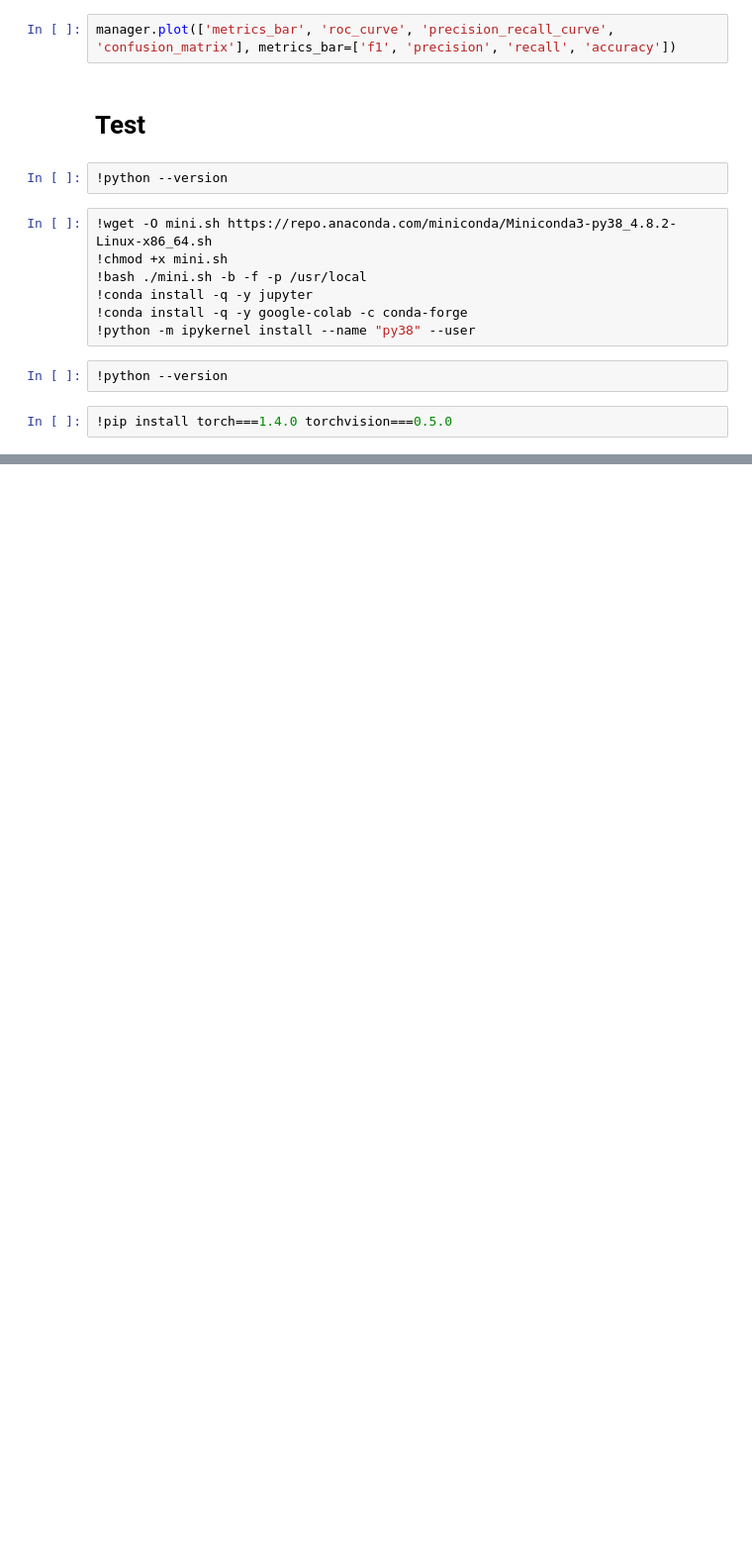
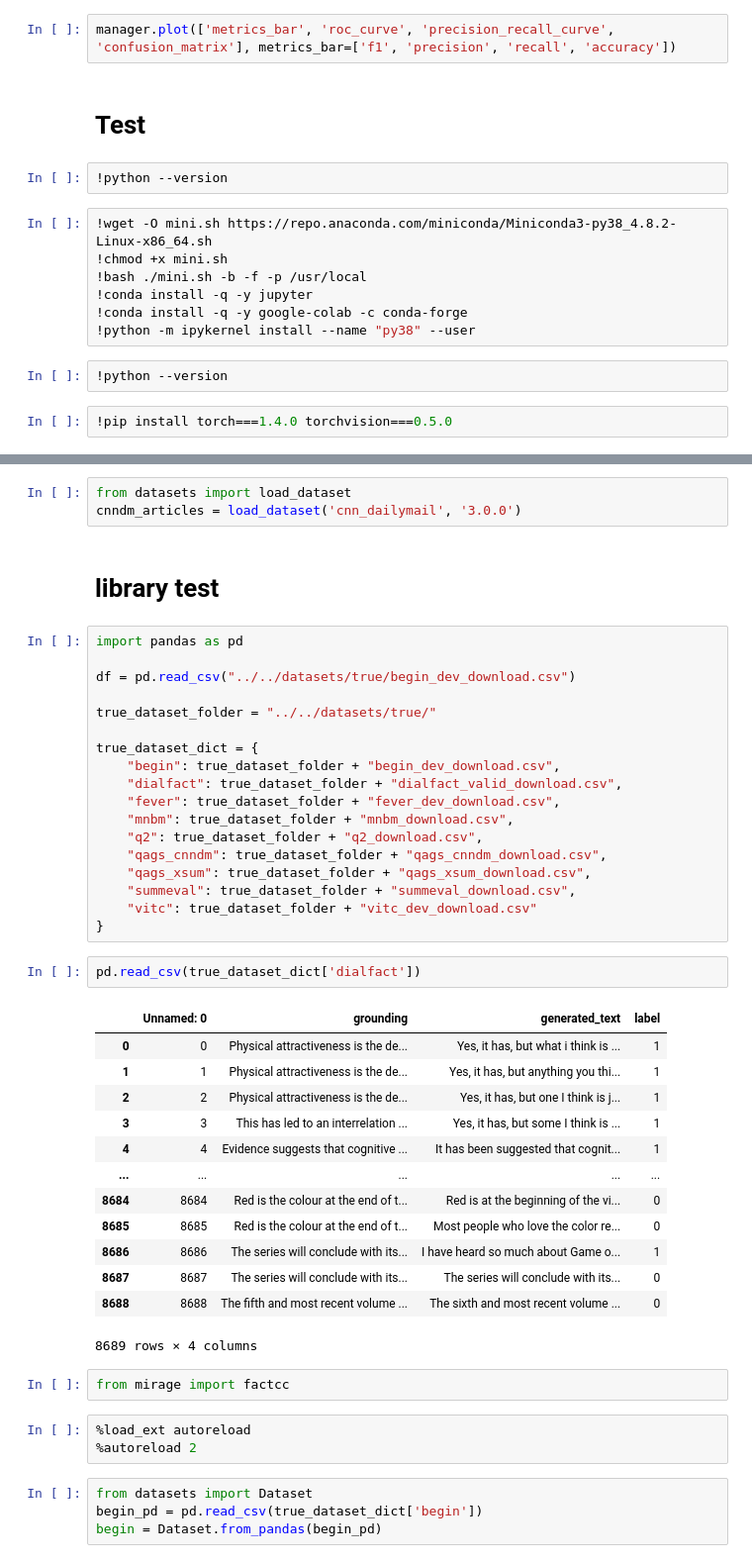
Before and after one commit to bVendeville/MIRAGE, a Jupyter notebook: WIP_Mirage.ipynb, the cells around one changed output, grey strips where cells are left out. Shown at 99% size. Saved outputs shown, nothing was run; the diff lists cells and outputs as text; blank space fills up the shorter version.

Commit message:
finished library

```diff
--- a/WIP_Mirage.ipynb
+++ b/WIP_Mirage.ipynb
@@ -2303,0 +2457,48 @@ manager.plot(['metrics_bar', 'roc_curve', 'precision_recall_curve', 'confusion_m
+# %%
+from datasets import load_dataset
+cnndm_articles = load_dataset('cnn_dailymail', '3.0.0')
+# %% [markdown]
+# library test
+# %%
+import pandas as pd
+
+df = pd.read_csv("../../datasets/true/begin_dev_download.csv")
+
+true_dataset_folder = "../../datasets/true/"
+
+true_dataset_dict = {
+    "begin": true_dataset_folder + "begin_dev_download.csv",
+    "dialfact": true_dataset_folder + "dialfact_valid_download.csv",
+    "fever": true_dataset_folder + "fever_dev_download.csv",
+    "mnbm": true_dataset_folder + "mnbm_download.csv",
+    "q2": true_dataset_folder + "q2_download.csv",
+    "qags_cnndm": true_dataset_folder + "qags_cnndm_download.csv",
+    "qags_xsum": true_dataset_folder + "qags_xsum_download.csv",
+    "summeval": true_dataset_folder + "summeval_download.csv",
+    "vitc": true_dataset_folder + "vitc_dev_download.csv"
+}
+# %%
+pd.read_csv(true_dataset_dict['dialfact'])
+# %% [output]
+|  | Unnamed: 0 | grounding | generated_text | label |
+| 0 | 0 | Physical attractiveness is the de... | Yes, it has, but what i think is ... | 1 |
+| 1 | 1 | Physical attractiveness is the de... | Yes, it has, but anything you thi... | 1 |
+| 2 | 2 | Physical attractiveness is the de... | Yes, it has, but one I think is j... | 1 |
+| 3 | 3 | This has led to an interrelation ... | Yes, it has, but some I think is ... | 1 |
+| 4 | 4 | Evidence suggests that cognitive ... | It has been suggested that cognit... | 1 |
+| ... | ... | ... | ... | ... |
+| 8684 | 8684 | Red is the colour at the end of t... | Red is at the beginning of the vi... | 0 |
+| 8685 | 8685 | Red is the colour at the end of t... | Most people who love the color re... | 0 |
+| 8686 | 8686 | The series will conclude with its... | I have heard so much about Game o... | 1 |
+| 8687 | 8687 | The series will conclude with its... | The series will conclude with its... | 0 |
+| 8688 | 8688 | The fifth and most recent volume ... | The sixth and most recent volume ... | 0 |
+8689 rows × 4 columns
+# %%
+from mirage import factcc
+# %%
+%load_ext autoreload
+%autoreload 2
+# %%
+from datasets import Dataset
+begin_pd = pd.read_csv(true_dataset_dict['begin'])
+begin = Dataset.from_pandas(begin_pd)
```
Also changed, not shown: parts of 44 cells of this notebook, 10 other files.
